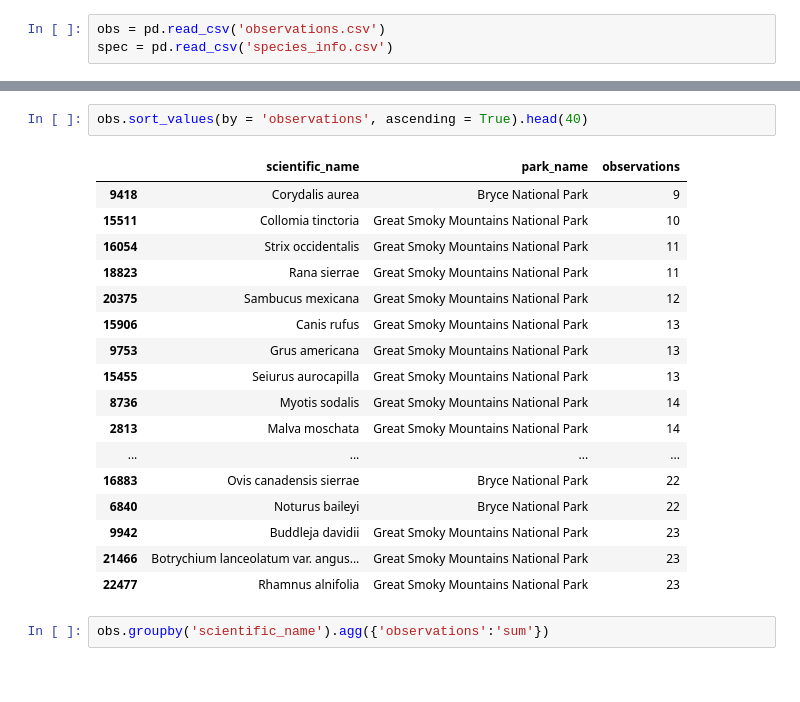
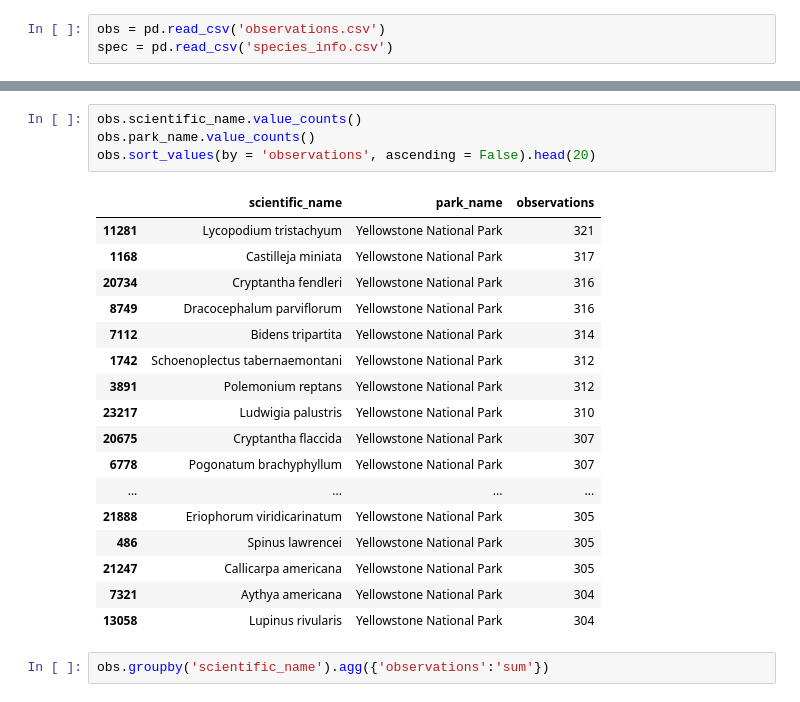
Before and after one commit to eabel35/Code-Academy-Portfolio, a Jupyter notebook: biodiversity_starter/biodiversity.ipynb, the cells around one changed output, grey strips where cells are left out. Drawn from its saved outputs; the diff is of its cells as text.

```diff
--- a/biodiversity_starter/biodiversity.ipynb
+++ b/biodiversity_starter/biodiversity.ipynb
@@ -9,23 +42,25 @@ spec = pd.read_csv('species_info.csv')
 # %%
-obs.sort_values(by = 'observations', ascending = True).head(40)
+obs.scientific_name.value_counts()
+obs.park_name.value_counts()
+obs.sort_values(by = 'observations', ascending = False).head(20)
 # %% [output]
 |  | scientific_name | park_name | observations |
-| 9418 | Corydalis aurea | Bryce National Park | 9 |
-| 15511 | Collomia tinctoria | Great Smoky Mountains National Park | 10 |
-| 16054 | Strix occidentalis | Great Smoky Mountains National Park | 11 |
-| 18823 | Rana sierrae | Great Smoky Mountains National Park | 11 |
-| 20375 | Sambucus mexicana | Great Smoky Mountains National Park | 12 |
-| 15906 | Canis rufus | Great Smoky Mountains National Park | 13 |
-| 9753 | Grus americana | Great Smoky Mountains National Park | 13 |
-| 15455 | Seiurus aurocapilla | Great Smoky Mountains National Park | 13 |
-| 8736 | Myotis sodalis | Great Smoky Mountains National Park | 14 |
-| 2813 | Malva moschata | Great Smoky Mountains National Park | 14 |
+| 11281 | Lycopodium tristachyum | Yellowstone National Park | 321 |
+| 1168 | Castilleja miniata | Yellowstone National Park | 317 |
+| 20734 | Cryptantha fendleri | Yellowstone National Park | 316 |
+| 8749 | Dracocephalum parviflorum | Yellowstone National Park | 316 |
+| 7112 | Bidens tripartita | Yellowstone National Park | 314 |
+| 1742 | Schoenoplectus tabernaemontani | Yellowstone National Park | 312 |
+| 3891 | Polemonium reptans | Yellowstone National Park | 312 |
+| 23217 | Ludwigia palustris | Yellowstone National Park | 310 |
+| 20675 | Cryptantha flaccida | Yellowstone National Park | 307 |
+| 6778 | Pogonatum brachyphyllum | Yellowstone National Park | 307 |
 | ... | ... | ... | ... |
-| 16883 | Ovis canadensis sierrae | Bryce National Park | 22 |
-| 6840 | Noturus baileyi | Bryce National Park | 22 |
-| 9942 | Buddleja davidii | Great Smoky Mountains National Park | 23 |
-| 21466 | Botrychium lanceolatum var. angus... | Great Smoky Mountains National Park | 23 |
-| 22477 | Rhamnus alnifolia | Great Smoky Mountains National Park | 23 |
+| 21888 | Eriophorum viridicarinatum | Yellowstone National Park | 305 |
+| 486 | Spinus lawrencei | Yellowstone National Park | 305 |
+| 21247 | Callicarpa americana | Yellowstone National Park | 305 |
+| 7321 | Aythya americana | Yellowstone National Park | 304 |
+| 13058 | Lupinus rivularis | Yellowstone National Park | 304 |
 # %%
 obs.groupby('scientific_name').agg({'observations':'sum'})
 # %% [output]
```
Also changed, not shown: parts of 27 cells of this notebook.
